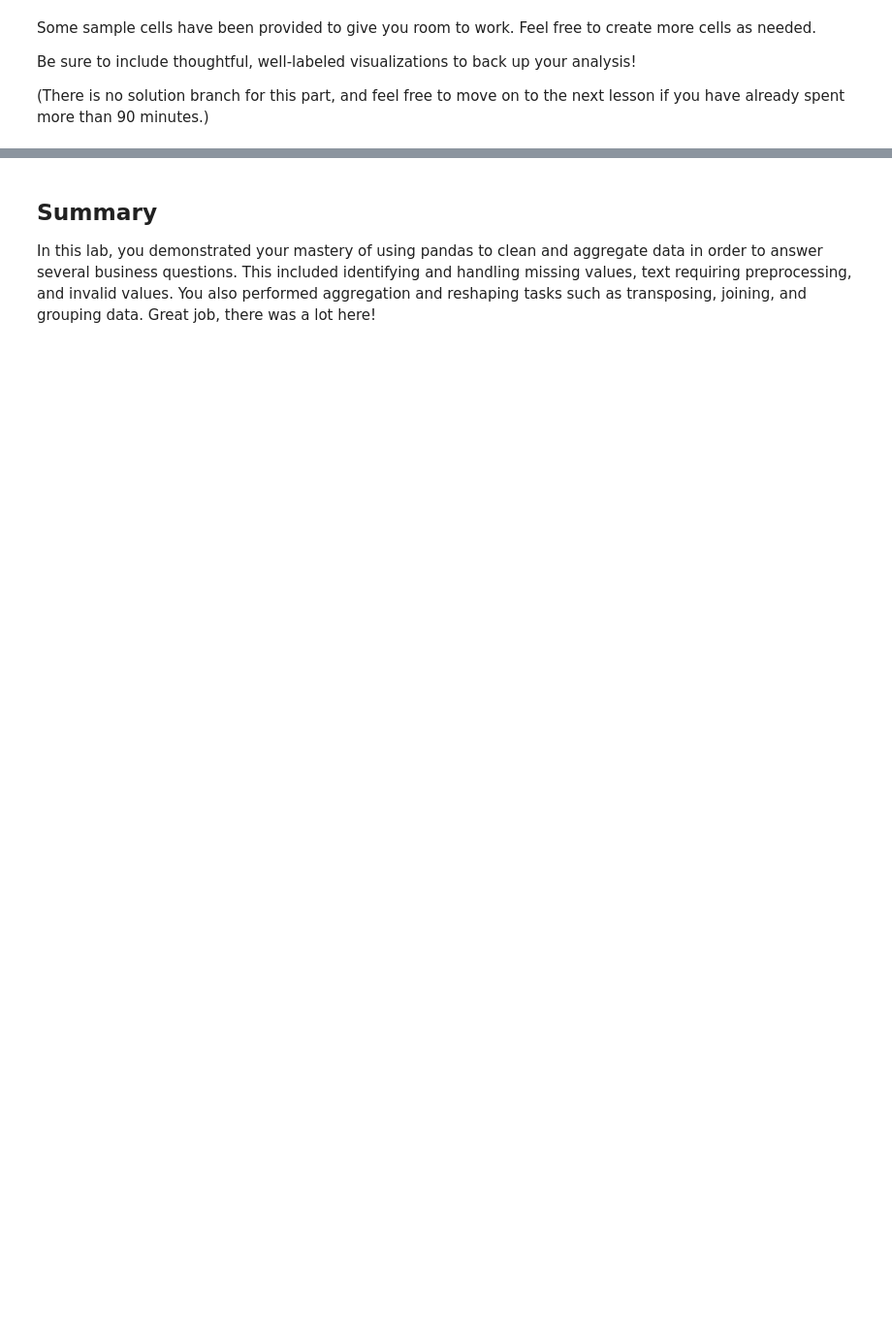
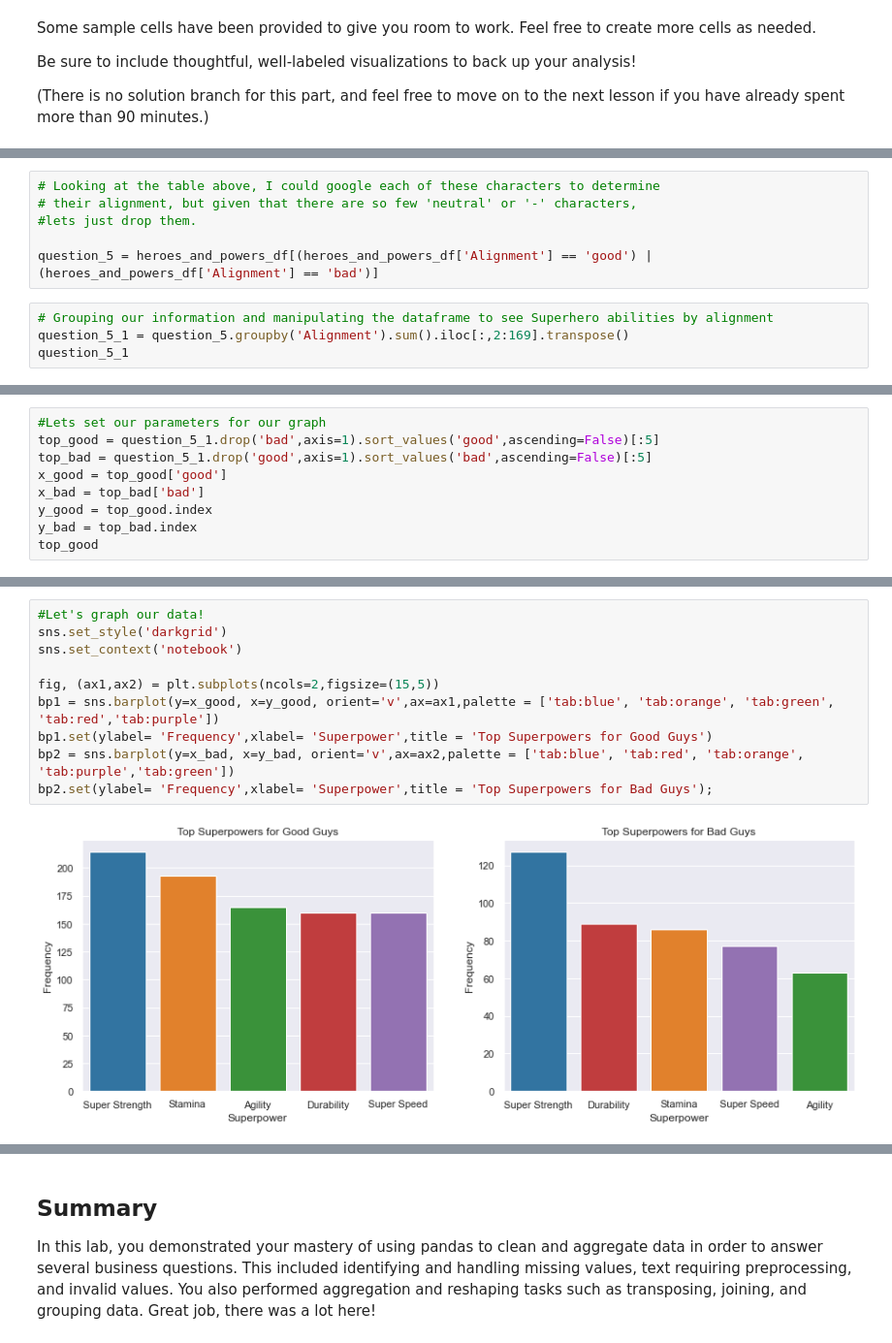
Before and after one commit to rlodetti/dsc-pandas-data-cleaning-lab, a Jupyter notebook: index.ipynb, the cells around one changed output, grey strips where cells are left out. Shown at 97% size. Drawn from its saved outputs; the diff is of its cells as text; blank space fills up the shorter version.

```diff
--- a/index.ipynb
+++ b/index.ipynb
@@ -722,0 +784,10 @@ Be sure to include thoughtful, well-labeled visualizations to back up your analy
+# %%
+# Looking at the table above, I could google each of these characters to determine
+# their alignment, but given that there are so few 'neutral' or '-' characters,
+#lets just drop them.
+
+question_5 = heroes_and_powers_df[(heroes_and_powers_df['Alignment'] == 'good') | (heroes_and_powers_df['Alignment'] == 'bad')]
+# %%
+# Grouping our information and manipulating the dataframe to see Superhero abilities by alignment
+question_5_1 = question_5.groupby('Alignment').sum().iloc[:,2:169].transpose()
+question_5_1
@@ -722,0 +808,9 @@ Be sure to include thoughtful, well-labeled visualizations to back up your analy
+# %%
+#Lets set our parameters for our graph
+top_good = question_5_1.drop('bad',axis=1).sort_values('good',ascending=False)[:5]
+top_bad = question_5_1.drop('good',axis=1).sort_values('bad',ascending=False)[:5]
+x_good = top_good['good']
+x_bad = top_bad['bad']
+y_good = top_good.index
+y_bad = top_bad.index
+top_good
@@ -722,0 +824,12 @@ Be sure to include thoughtful, well-labeled visualizations to back up your analy
+# %%
+#Let's graph our data!
+sns.set_style('darkgrid')
+sns.set_context('notebook')
+
+fig, (ax1,ax2) = plt.subplots(ncols=2,figsize=(15,5))
+bp1 = sns.barplot(y=x_good, x=y_good, orient='v',ax=ax1,palette = ['tab:blue', 'tab:orange', 'tab:green', 'tab:red','tab:purple'])
+bp1.set(ylabel= 'Frequency',xlabel= 'Superpower',title = 'Top Superpowers for Good Guys')
+bp2 = sns.barplot(y=x_bad, x=y_bad, orient='v',ax=ax2,palette = ['tab:blue', 'tab:red', 'tab:orange', 'tab:purple','tab:green'])
+bp2.set(ylabel= 'Frequency',xlabel= 'Superpower',title = 'Top Superpowers for Bad Guys');
+# %% [output]
+[figure, added]
```
Also changed, not shown: parts of 25 cells of this notebook.
